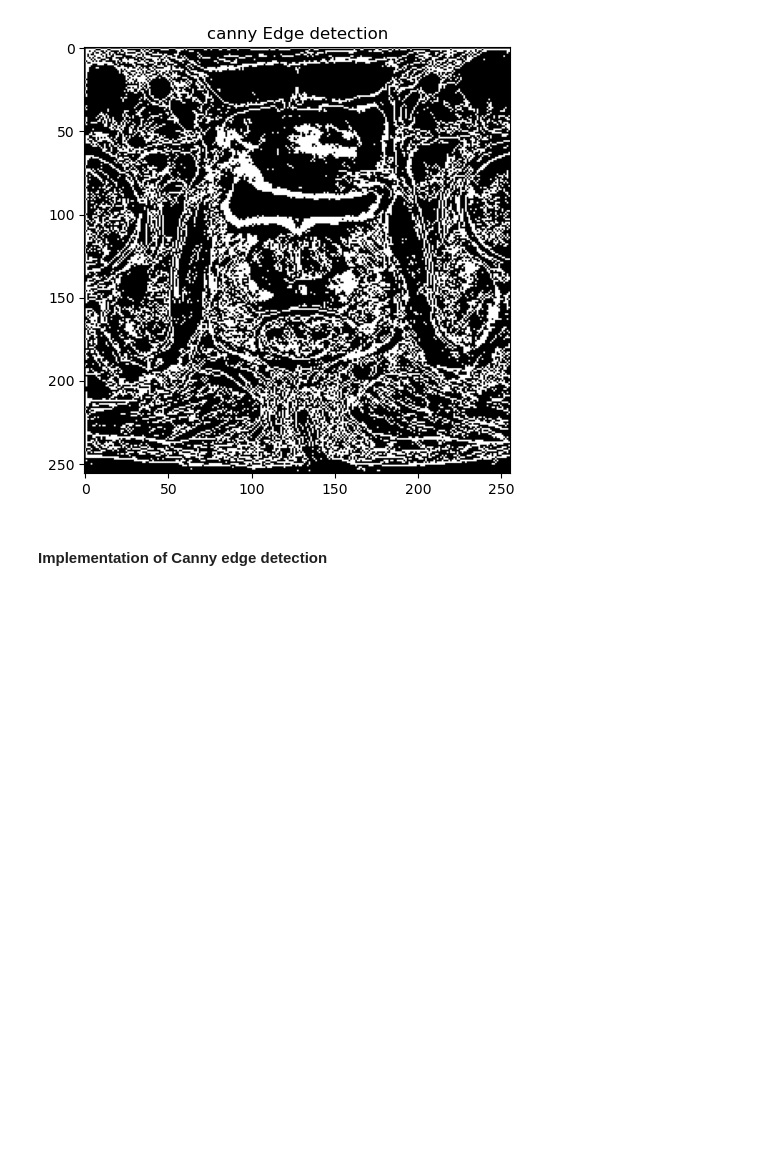
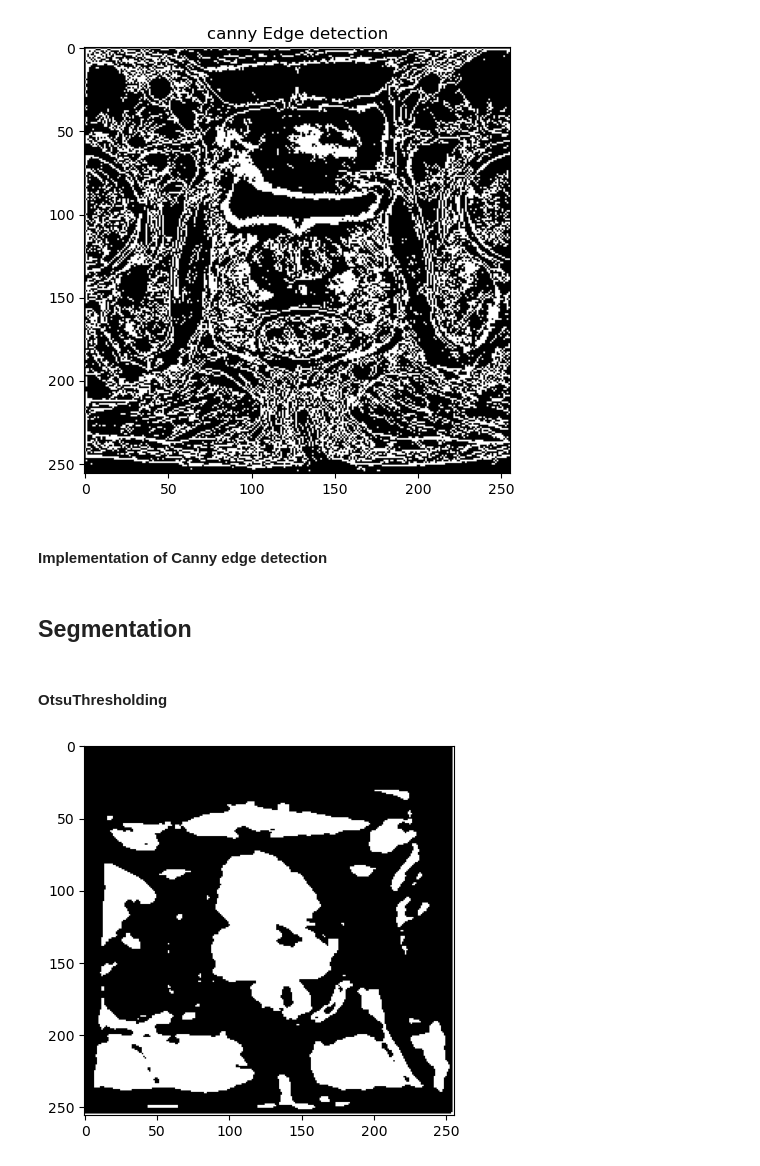
Before and after one commit to Mehrdadt1999/MRI_Preprocessing, a Jupyter notebook: Part3/MRI_preprocessing_part3.ipynb, the cells around one changed output. Cells and saved outputs as stored; diff of their text form; code cells hidden in the pictures; blank space fills up the shorter version.

Commit message:
Otsu algorithm implemented, watershed is remaining

```diff
--- a/Part3/MRI_preprocessing_part3.ipynb
+++ b/Part3/MRI_preprocessing_part3.ipynb
@@ -114,3 +114,19 @@ def canny_edge_filter(df):
 canny_edge_filter(df_t2w)
 # %%
 df_t2w.to_csv('df_t2w.csv')
+# %% [markdown]
+## Segmentation
+# %% [markdown]
+#### OtsuThresholding
+# %%
+image = sitk.ReadImage(df_adc["path"].iloc[5])
+seg_filter = sitk.OtsuThresholdImageFilter()
+seg_filter.SetInsideValue(0)
+seg_filter.SetOutsideValue(1)
+seg_image = seg_filter.Execute(image)
+seg_array = sitk.GetArrayFromImage(seg_image)
+
+plt.imshow(seg_array[10], cmap="gray")
+plt.show()
+# %% [output]
+[figure, added]
```
Also changed, not shown: parts of 2 cells of this notebook.
